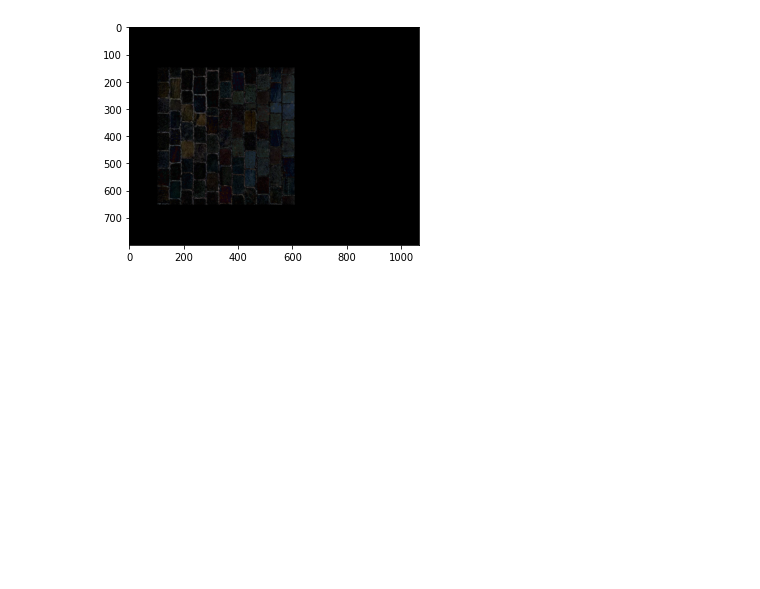
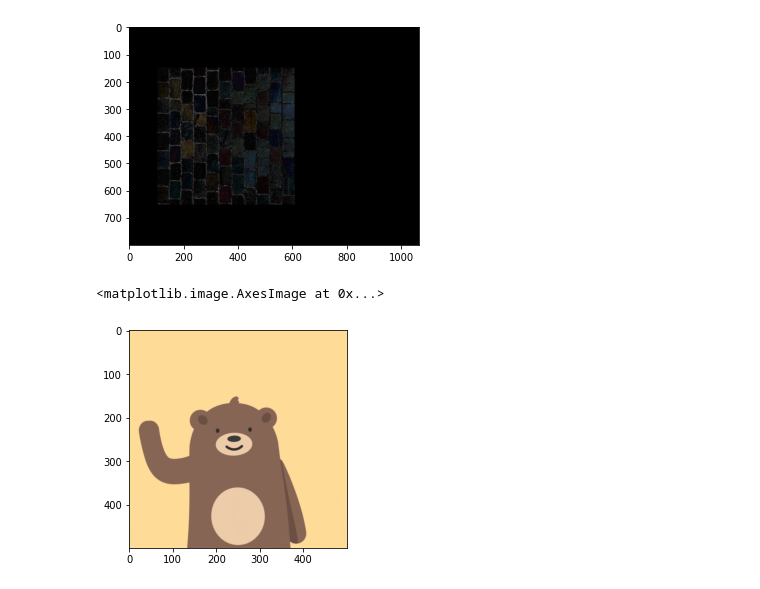
Before and after one commit to matt-baugh/pytorch-poisson-image-editing, a Jupyter notebook: examples.ipynb, the cells around one changed output. Drawn from its saved outputs; the diff is of its cells as text; code cells hidden in the pictures; blank space fills up the shorter version.

```diff
--- a/examples.ipynb
+++ b/examples.ipynb
@@ -139,3 +147,8 @@ def read_gif(file_path):
 
 wave = read_gif('example_images/wave.gif')[:, :3]
 splat = read_gif('example_images/splat.gif')[:, :3]
+# %%
+plt.imshow(torch.movedim(wave[0], 0, -1))
+# %% [output]
+<matplotlib.image.AxesImage at 0x...>
+[figure, added]
```
Also changed, not shown: parts of 10 cells of this notebook, 4 other files.
